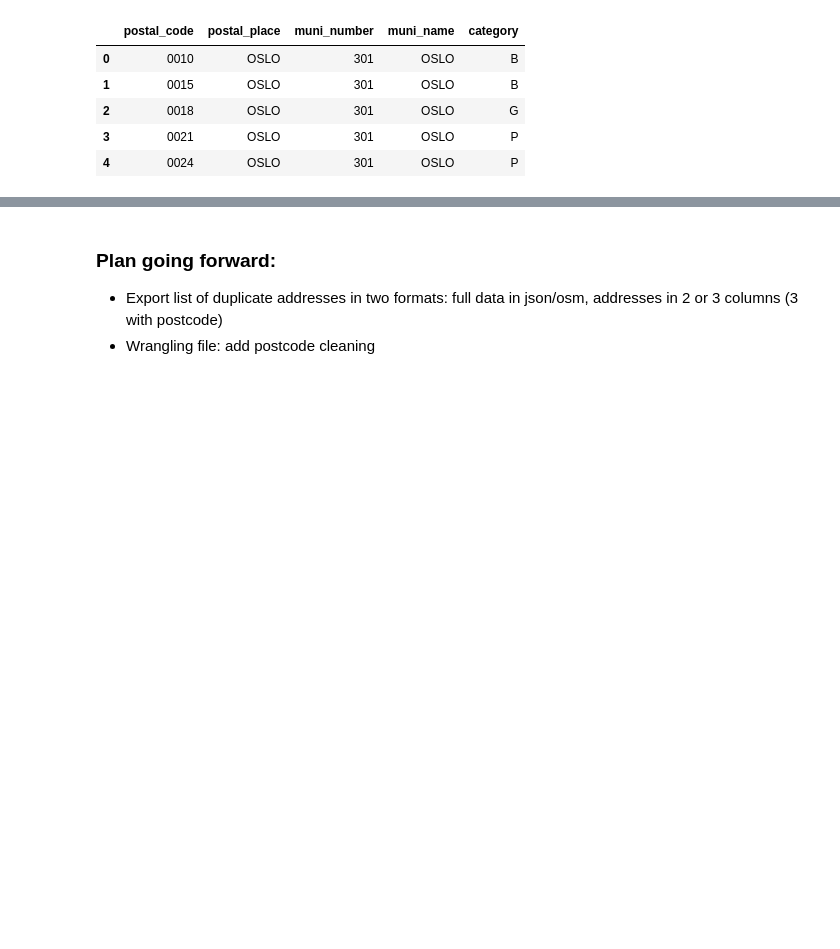
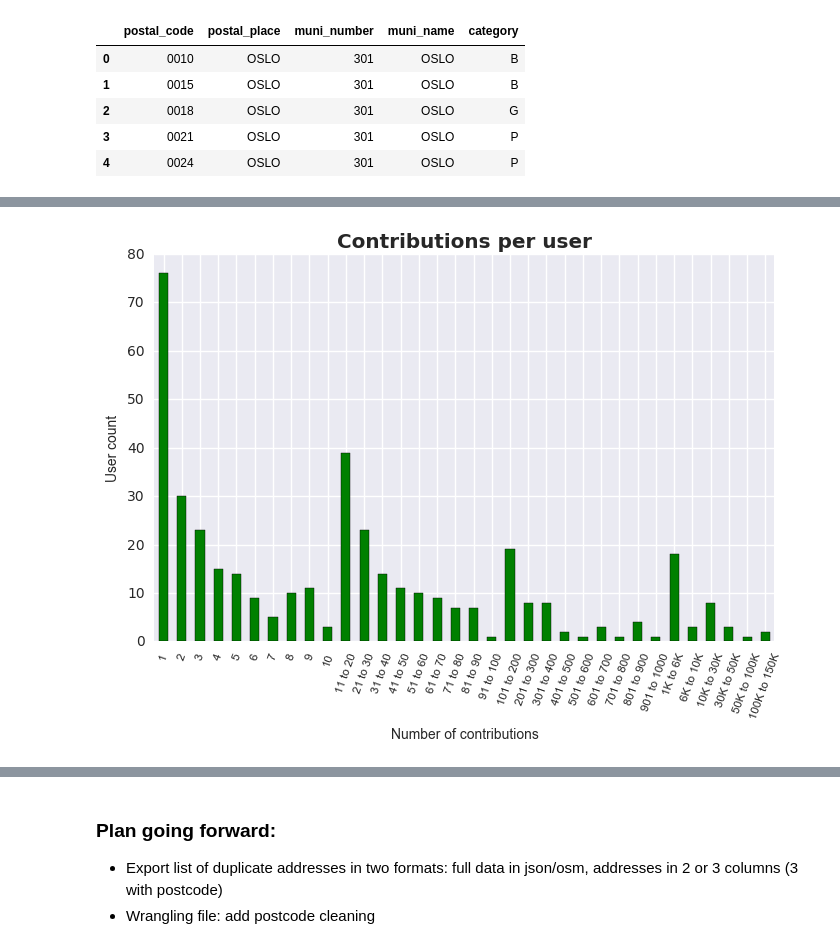
Before and after one commit to gisledb/udacity_nanodegree, a Jupyter notebook: ipython_notebooks/p3/osm_experiments_&_notes.ipynb, the cells around one changed output, grey strips where cells are left out. Saved outputs shown, nothing was run; the diff lists cells and outputs as text; code cells hidden in the pictures; blank space fills up the shorter version.

```diff
--- a/ipython_notebooks/p3/osm_experiments_&_notes.ipynb
+++ b/ipython_notebooks/p3/osm_experiments_&_notes.ipynb
@@ -387,0 +505,2 @@ to_df
+# %%
+df_mode_dict = df_mode_dict[['contributions','count']]
@@ -387,0 +515,13 @@ to_df
+# %%
+from collections import OrderedDict
+
+bracket_names = OrderedDict()
+for item in bins:
+    if item != bins[-1]:
+        if item < 10:
+            bracket_names[str(item)] = item
+        else:
+            next = bins[bins.index(item) + 1]
+            bracket_names['{0} to {1}'.format(item,next)] = item
+
+bracket_names
@@ -387,0 +563,12 @@ to_df
+# %%
+tmp_dict = dict()
+
+for item in bins:
+    bin_index = bins.index(item)
+
+    try:
+        tmp_dict[bracket_names[bin_index]] = item
+    except IndexError:
+        print(item)
+
+tmp_dict
@@ -387,0 +659,2 @@ to_df
+# %%
+for_plot = df_mode_dict.groupby('bracket')['count'].agg('sum')
@@ -387,0 +681,16 @@ to_df
+# %%
+import seaborn as sns
+
+fig = plt.figure(figsize=(8,5))
+ax = plt.subplot(1,1,1)
+
+#all passengers plot
+rects = for_plot.plot(kind='bar',ax=ax,color='g')
+ax.set_title('Contributions per user',fontsize='large',fontweight='bold')
+ax.set_xlabel('Number of contributions',fontsize='small')
+ax.set_ylabel('User count',fontsize='small')
+ax.set_xticklabels(for_plot.index.values,rotation='70',fontsize='x-small')
+
+plt.show()
+# %% [output]
+[figure, added]
```
Also changed, not shown: parts of 41 cells of this notebook, 2 other files.
